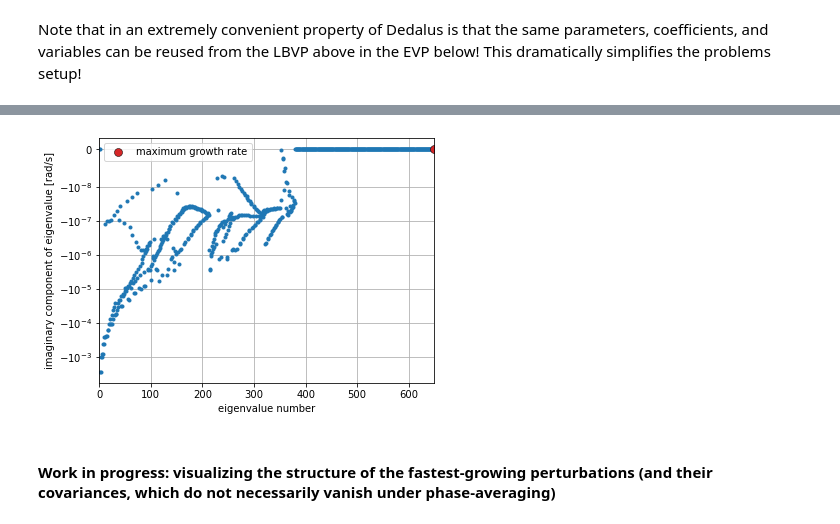
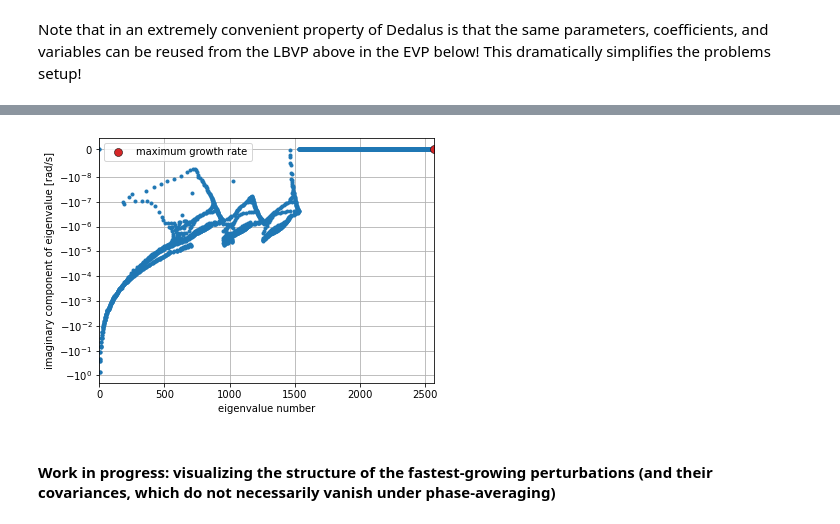
Before and after one commit to hdrake/bmli-linear, a Jupyter notebook: examples/evp_replicate_Wenegrat2018_growth_rates.ipynb, the cells around one changed output, grey strips where cells are left out. Saved outputs shown, nothing was run; the diff lists cells and outputs as text; code cells hidden in the pictures.

```diff
--- a/examples/evp_replicate_Wenegrat2018_growth_rates.ipynb
+++ b/examples/evp_replicate_Wenegrat2018_growth_rates.ipynb
@@ -33,7 +33,7 @@ H = 2500. # domain height
 zcoord = d3.Coordinate('z')
 dist = d3.Distributor(zcoord, dtype=np.complex128)
 
-nz = 128 # number of grid points
+nz = 256 # number of grid points
 zbasis = d3.Chebyshev(zcoord, size=nz, bounds=(0, H), dealias=3/2)
 # %% [markdown]
 ## Solve the 1D SBML Linear Boundary Value Problem (LBVP)
@@ -195,9 +195,13 @@ p = dist.Field(name='p', bases=zbasis)
 dx = lambda ϕ: 1j*k*ϕ
 dy = lambda ϕ: 1j*l*ϕ
 dt = lambda ϕ: -1j*ω*ϕ
-
 integ = lambda A: d3.Integrate(A, 'z')
 
+## How should I be setting these?
+lift_basis = zbasis.clone_with(a=1/2, b=1/2) # First derivative basis
+lift = lambda A: d3.Lift(A, lift_basis, -1)
+
+# First-order reductions
 uz = dz(u) + lift(τ_uz)
 vz = dz(v) + lift(τ_vz)
 wz = dz(w) + lift(τ_wz)
@@ -211,8 +215,8 @@ problem = d3.EVP(
     namespace=locals()
 )
 problem.add_equation(# Cross-slope momentum
-    'dt(u) + w*dz(U) + U*dx(u) + V*dy(u) - f*v*cosθ + dx(p) - b*sinθ'
-    '- σ*dz(κ*uz)'
+    'dt(u) + w*dz(U) + U*dx(u) + V*dy(u) - f*v*cosθ + dx(p)'
+    '- b*sinθ - σ*dz(κ*uz)'
     '+ lift(τ_u) = 0'
 )
 problem.add_equation((# Along-slope momentum
@@ -221,8 +225,8 @@ problem.add_equation((# Along-slope momentum
     '+ lift(τ_v) = 0'
 ))
 problem.add_equation((# Slope-normal momentum
-    'dt(w) + U*dx(w) + V*dy(w) + f*v*sinθ + dz(p) - b*cosθ '
-    '- σ*dz(κ*wz)'
+    'dt(w) + U*dx(w) + V*dy(w) + f*v*sinθ + dz(p)'
+    '- b*cosθ - σ*dz(κ*wz)'
     '+ lift(τ_w) = 0'
 ))
 problem.add_equation((# Buoyancy
@@ -275,4 +279,4 @@ plt.legend();
-[figure, old version]
+[figure, new version]
 # %% [markdown]
 #### Work in progress: visualizing the structure of the fastest-growing perturbations (and their covariances, which do not necessarily vanish under phase-averaging)
 # %%
```
Also changed, not shown: parts of 3 cells of this notebook.
